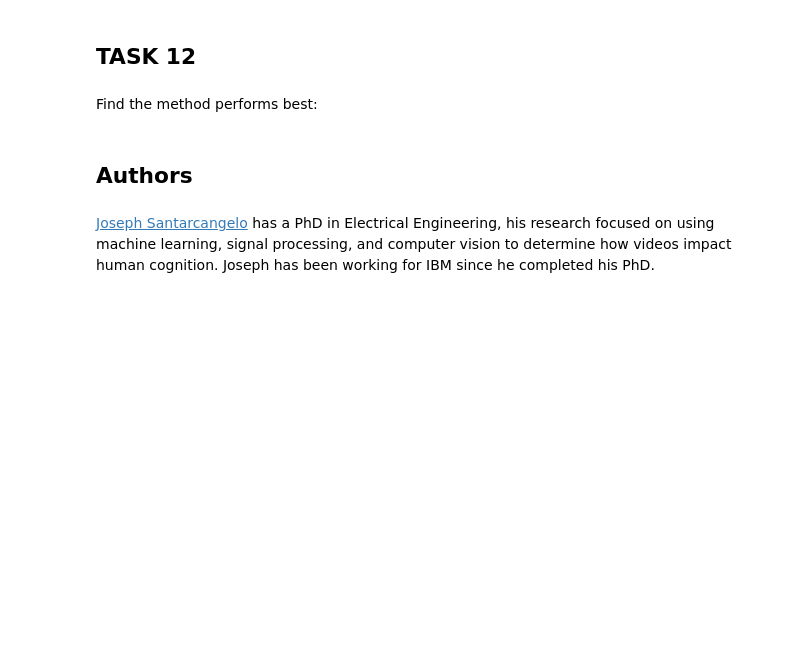
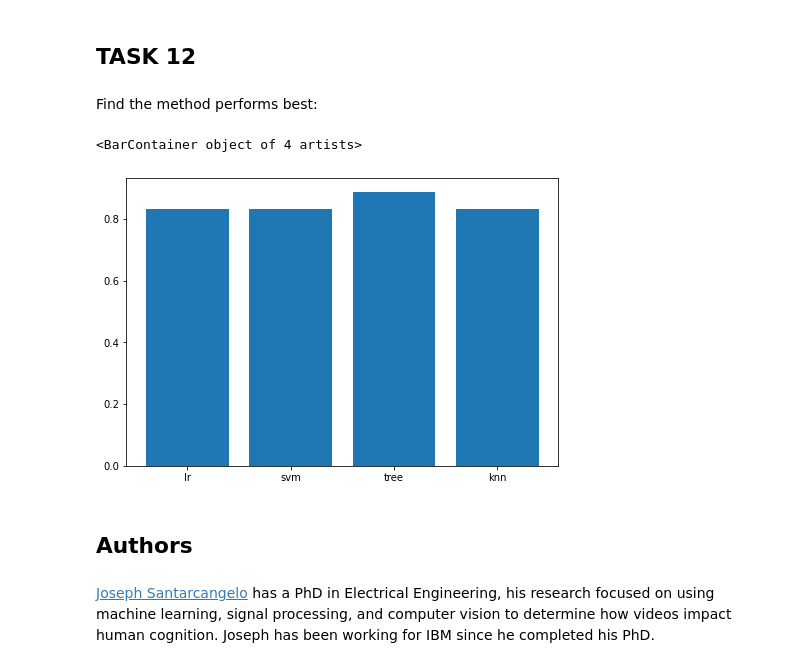
Before and after one commit to luchoferchorg/AppliedCapstoneFinalCodes, a Jupyter notebook: Week4.ipynb, the cells around one changed output. Saved outputs shown, nothing was run; the diff lists cells and outputs as text; code cells hidden in the pictures; blank space fills up the shorter version.

```diff
--- a/Week4.ipynb
+++ b/Week4.ipynb
@@ -324,6 +324,22 @@ plot_confusion_matrix(Y_test,yhat)
 ## TASK  12
 # %% [markdown]
 Find the method performs best:
+# %%
+lr_score = logreg_cv.score(X_test, Y_test)
+svm_score = svm_cv.score(X_test,Y_test)
+tree_score = tree_cv.score(X_test,Y_test)
+knn_score = knn_cv.score(X_test,Y_test)
+
+xlabels = ["lr","svm","tree","knn"]
+yvalues = [lr_score,svm_score,tree_score,knn_score]
+
+import matplotlib.pyplot as plt
+fig = plt.figure()
+ax = fig.add_axes([0,0,1,1])
+ax.bar(xlabels,yvalues)
+# %% [output]
+<BarContainer object of 4 artists>
+[figure, added]
 # %% [markdown]
 ## Authors
 # %% [markdown]
```
Also changed, not shown: parts of 3 cells of this notebook.
